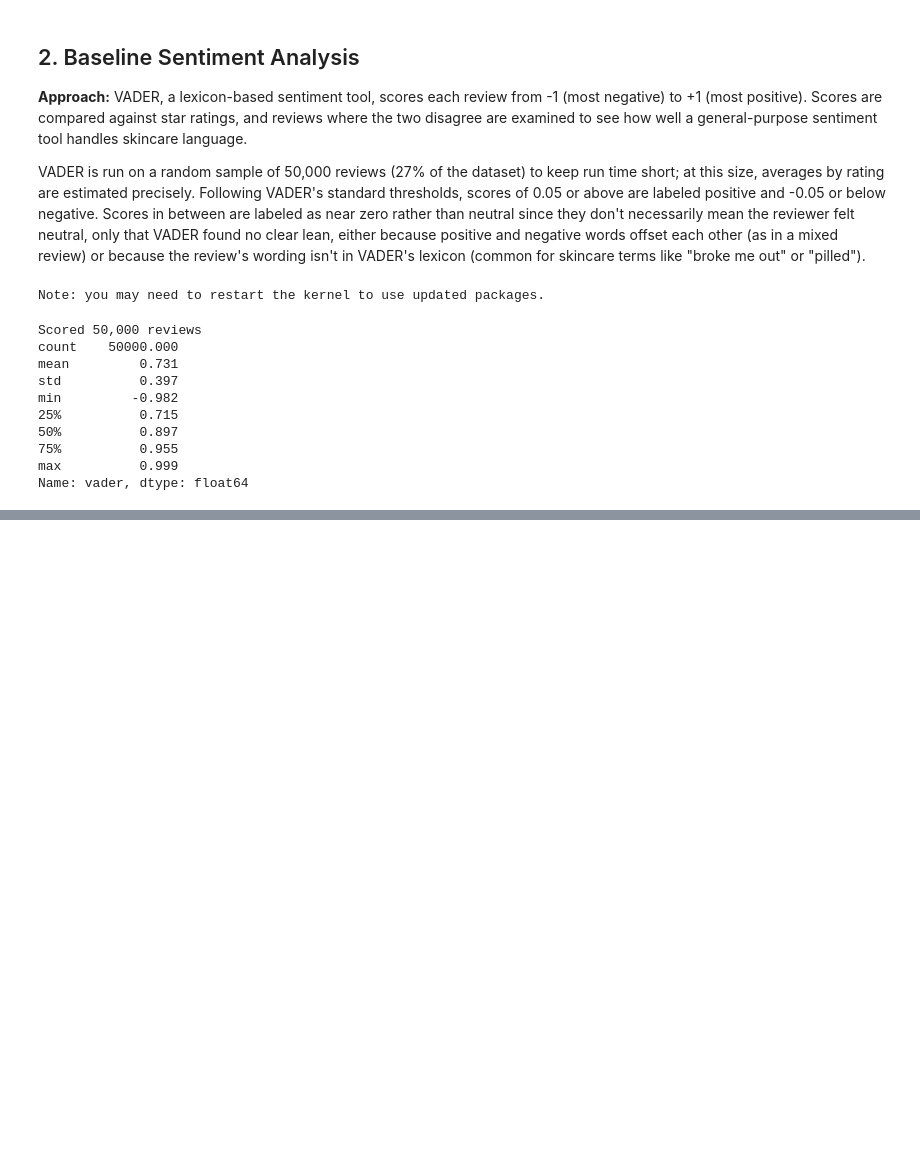
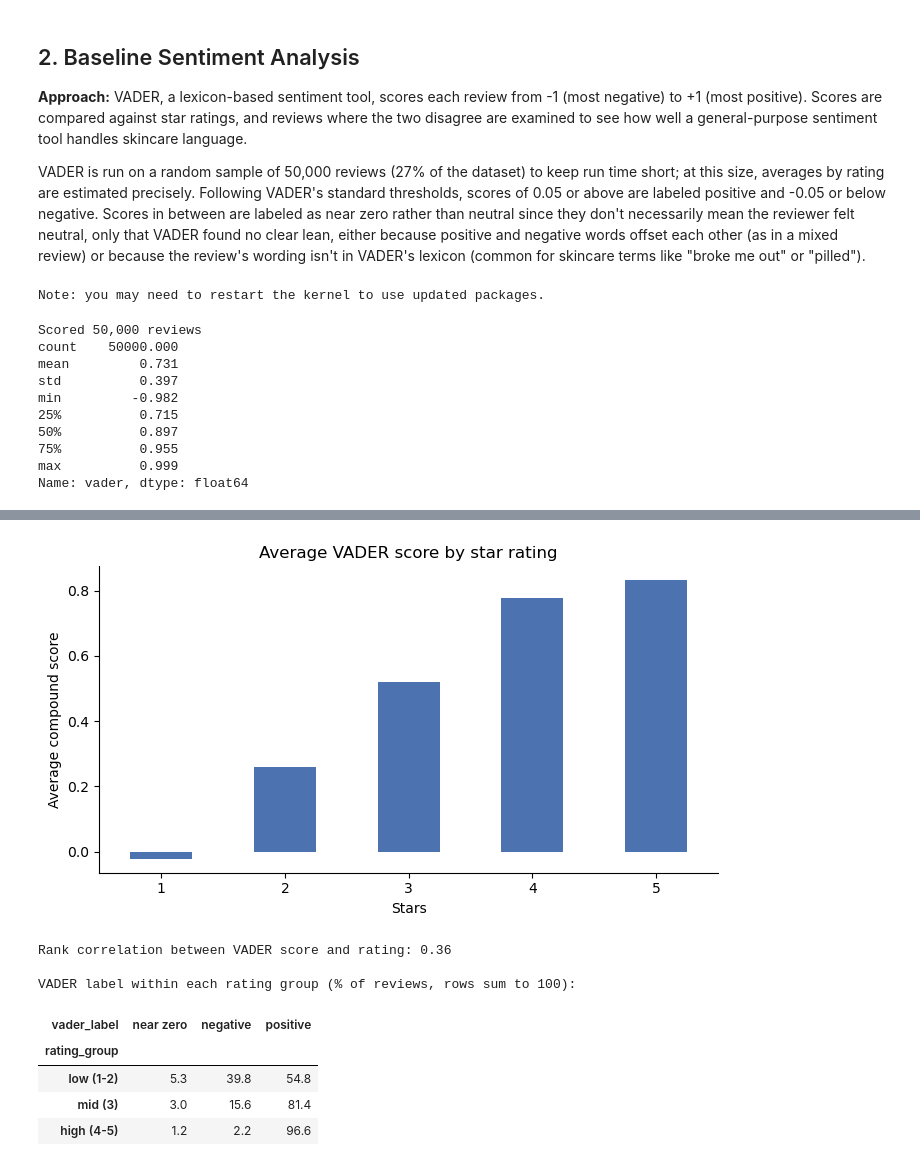
Before and after one commit to Neha-Ko/CDA-Course-Project, a Jupyter notebook: Notebooks/3_Text_Mining.ipynb, the cells around one changed output, grey strips where cells are left out. Drawn from its saved outputs; the diff is of its cells as text; code cells hidden in the pictures; blank space fills up the shorter version.

```diff
--- a/Notebooks/3_Text_Mining.ipynb
+++ b/Notebooks/3_Text_Mining.ipynb
@@ -294,0 +309,20 @@ Name: vader, dtype: float64
+# %%
+# Plot the average VADER score by star rating
+plot_bar(sent.groupby("rating")["vader"].mean().round(3),
+         "Average VADER score by star rating", "Stars", "Average compound score")
+
+print(f"Rank correlation between VADER score and rating: "
+      f"{sent['vader'].corr(sent['rating'], method='spearman'):.2f}")
+
+print("\nVADER label within each rating group (% of reviews, rows sum to 100):")
+(pd.crosstab(sent["rating_group"], sent["vader_label"], normalize="index") * 100).round(1)
+# %% [output]
+[figure, added]
+Rank correlation between VADER score and rating: 0.36
+
+VADER label within each rating group (% of reviews, rows sum to 100):
+| vader_label | near zero | negative | positive |
+| rating_group |  |  |  |
+| low (1-2) | 5.3 | 39.8 | 54.8 |
+| mid (3) | 3.0 | 15.6 | 81.4 |
+| high (4-5) | 1.2 | 2.2 | 96.6 |
```
Also changed, not shown: parts of 4 cells of this notebook.
